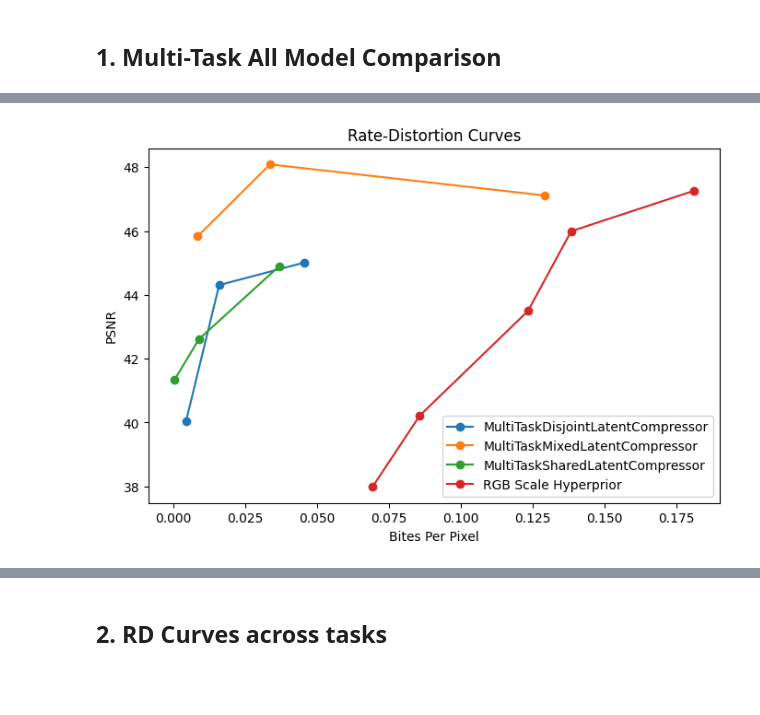
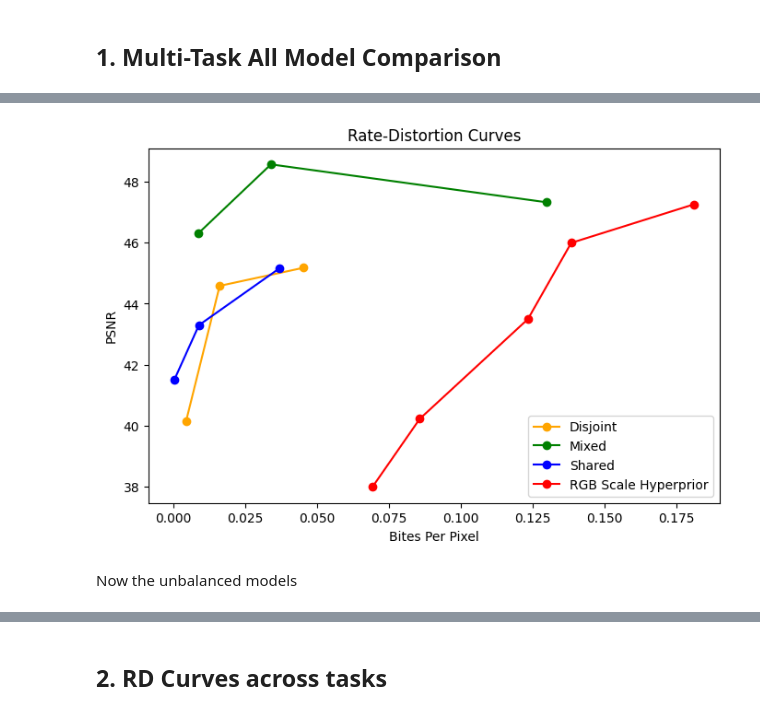
Before and after one commit to narekvslife/multi-modal-neural-compression, a Jupyter notebook: src/plots.ipynb, the cells around one changed output, grey strips where cells are left out. Drawn from its saved outputs; the diff is of its cells as text; code cells hidden in the pictures; blank space fills up the shorter version.

```diff
--- a/src/plots.ipynb
+++ b/src/plots.ipynb
@@ -189,6 +189,12 @@ TASK_CHANNELS = {
     "shared": range(0, 301, 75)
 }
 
+NAME_SHORT = {
+    "MultiTaskMixedLatentCompressor": "Mixed",
+    "MultiTaskDisjointLatentCompressor": "Disjoint",
+    "MultiTaskSharedLatentCompressor": "Shared",
+}
+
 NUM_PIXELS = 256 * 256
 # %% [output]
 Global seed set to 21
@@ -261,11 +280,13 @@ def plot_averaged_rate_distortion_curves(data: dict, per_model: True, plot_title
 # %% [markdown]
 ## 1. Multi-Task All Model Comparison
 # %%
-df = pd.read_csv("../results-balance-2023-07-03.csv")
+df = pd.read_csv("../results-balance-2023-07-04.csv")
 
 # Filter out some values
 df = df[df["tasks"] == "[\"rgb\",\"depth_euclidean\",\"normal\"]"]
-df.drop(labels=["Name", "trainer/global_step", "epoch", "Runtime", "State"], axis=1, inplace=True)
+df.drop(labels=["Name", "epoch", "Runtime"], axis=1, inplace=True)
 df = df.sort_values(by=["architecture_type", "lmbda"])
+df.architecture_type = [NAME_SHORT[v] for v in df.architecture_type.values]
+
 df
 # %% [output]
@@ -282,24 +325,14 @@ df
 # %%
-per_model_data_dictionary = {}
+per_model_data_dictionary = make_data_dictionary(df)
 
-for architecture in df.architecture_type.unique():
-    per_model_data_dictionary[architecture] = {}
-
-    for task in ("rgb", "depth_euclidean", "normal"):
-        per_model_data_dictionary[architecture][task] = {"mse": [], "bpp": []}
-
-        for lmbda in df.lmbda.unique():
-            row = df[((df["architecture_type"] == architecture) &
-                      (df["lmbda"] == lmbda))]
-
-            assert len(row) == 1
-
-            per_model_data_dictionary[architecture][task]["mse"].append(row[f"val/{task}/mse"].values[0] / 256 / 256)
-            per_model_data_dictionary[architecture][task]["bpp"].append(row[f"val/{task}/compression_loss"].values[0])
-
-# per_model_data_dictionary["JPEG"] = jpeg_ans
+per_model_data_dictionary["JPEG"] = jpeg_ans
 per_model_data_dictionary["RGB Scale Hyperprior"] = pretr_ans
 # %%
-plot_averaged_rate_distortion_curves(per_model_data_dictionary, per_model=True)
+plot_averaged_rate_distortion_curves(per_model_data_dictionary,
+                                     per_model=True,
+                                     markers=["o-" for _ in range(7)],
+                                     colors=["orange", "green", "blue","red"])
 # %% [output]
-[figure, old version]
+[figure, new version]
+# %% [markdown]
+Now the unbalanced models
```
Also changed, not shown: parts of 28 cells of this notebook.
